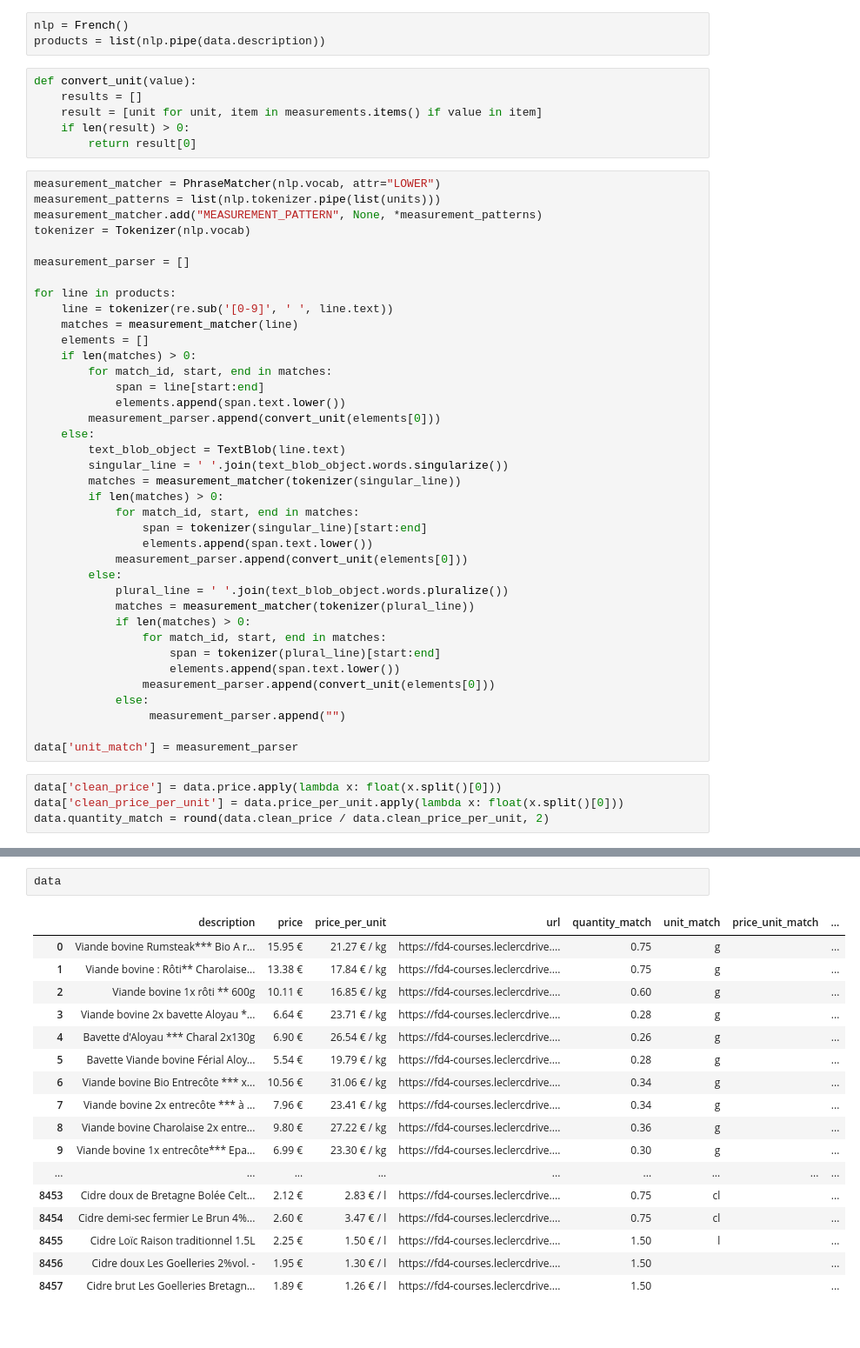
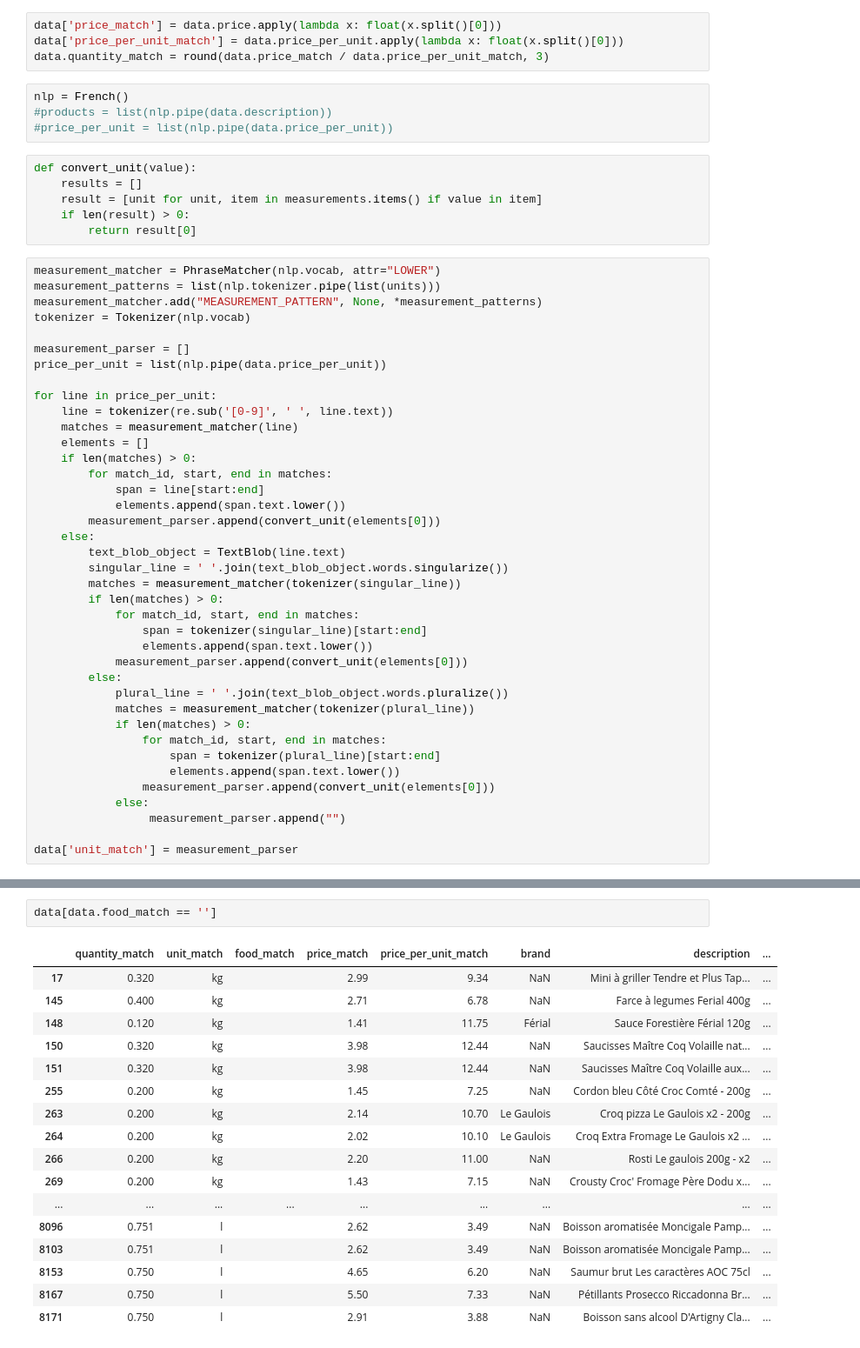
Before and after one commit to vsalamand/Notebooks, a Jupyter notebook: Product parser.ipynb, the cells around one changed output, grey strips where cells are left out. Shown at 87% size. Drawn from its saved outputs; the diff is of its cells as text.

Commit message:
wip product parser

```diff
--- a/Product parser.ipynb
+++ b/Product parser.ipynb
@@ -73,6 +76,11 @@ data.head()
+# %%
+data['price_match'] = data.price.apply(lambda x: float(x.split()[0]))
+data['price_per_unit_match'] = data.price_per_unit.apply(lambda x: float(x.split()[0]))
+data.quantity_match = round(data.price_match / data.price_per_unit_match, 3)
 # %%
 nlp = French()
-products = list(nlp.pipe(data.description))
+#products = list(nlp.pipe(data.description))
+#price_per_unit = list(nlp.pipe(data.price_per_unit))
 # %%
 def convert_unit(value):
     results = []
@@ -86,8 +94,9 @@ measurement_matcher.add("MEASUREMENT_PATTERN", None, *measurement_patterns)
 tokenizer = Tokenizer(nlp.vocab)
 
 measurement_parser = []
+price_per_unit = list(nlp.pipe(data.price_per_unit))
 
-for line in products:
+for line in price_per_unit:
     line = tokenizer(re.sub('[0-9]', ' ', line.text))
     matches = measurement_matcher(line)
     elements = []
@@ -117,7 +126,3 @@ for line in products:
                  measurement_parser.append("")
 
 data['unit_match'] = measurement_parser
-# %%
-data['clean_price'] = data.price.apply(lambda x: float(x.split()[0]))
-data['clean_price_per_unit'] = data.price_per_unit.apply(lambda x: float(x.split()[0]))
-data.quantity_match = round(data.clean_price / data.clean_price_per_unit, 2)
@@ -124,20 +210,20 @@ data.quantity_match = round(data.clean_price / data.clean_price_per_unit, 2)
 # %%
-data
+data[data.food_match == '']
 # %% [output]
-|  | description | price | price_per_unit | url | quantity_match | unit_match | price_unit_match | ... |
-| 0 | Viande bovine Rumsteak*** Bio A r... | 15.95 € | 21.27 € / kg | https://fd4-courses.leclercdrive.... | 0.75 | g |  | ... |
-| 1 | Viande bovine : Rôti** Charolaise... | 13.38 € | 17.84 € / kg | https://fd4-courses.leclercdrive.... | 0.75 | g |  | ... |
-| 2 | Viande bovine 1x rôti ** 600g | 10.11 € | 16.85 € / kg | https://fd4-courses.leclercdrive.... | 0.60 | g |  | ... |
-| 3 | Viande bovine 2x bavette Aloyau *... | 6.64 € | 23.71 € / kg | https://fd4-courses.leclercdrive.... | 0.28 | g |  | ... |
-| 4 | Bavette d'Aloyau *** Charal 2x130g | 6.90 € | 26.54 € / kg | https://fd4-courses.leclercdrive.... | 0.26 | g |  | ... |
-| 5 | Bavette Viande bovine Férial Aloy... | 5.54 € | 19.79 € / kg | https://fd4-courses.leclercdrive.... | 0.28 | g |  | ... |
-| 6 | Viande bovine Bio Entrecôte *** x... | 10.56 € | 31.06 € / kg | https://fd4-courses.leclercdrive.... | 0.34 | g |  | ... |
-| 7 | Viande bovine 2x entrecôte *** à ... | 7.96 € | 23.41 € / kg | https://fd4-courses.leclercdrive.... | 0.34 | g |  | ... |
-| 8 | Viande bovine Charolaise 2x entre... | 9.80 € | 27.22 € / kg | https://fd4-courses.leclercdrive.... | 0.36 | g |  | ... |
-| 9 | Viande bovine 1x entrecôte*** Epa... | 6.99 € | 23.30 € / kg | https://fd4-courses.leclercdrive.... | 0.30 | g |  | ... |
+|  | quantity_match | unit_match | food_match | price_match | price_per_unit_match | brand | description | ... |
+| 17 | 0.320 | kg |  | 2.99 | 9.34 | NaN | Mini à griller Tendre et Plus Tap... | ... |
+| 145 | 0.400 | kg |  | 2.71 | 6.78 | NaN | Farce à legumes Ferial 400g | ... |
+| 148 | 0.120 | kg |  | 1.41 | 11.75 | Férial | Sauce Forestière Férial 120g | ... |
+| 150 | 0.320 | kg |  | 3.98 | 12.44 | NaN | Saucisses Maître Coq Volaille nat... | ... |
+| 151 | 0.320 | kg |  | 3.98 | 12.44 | NaN | Saucisses Maître Coq Volaille aux... | ... |
+| 255 | 0.200 | kg |  | 1.45 | 7.25 | NaN | Cordon bleu Côté Croc Comté - 200g | ... |
+| 263 | 0.200 | kg |  | 2.14 | 10.70 | Le Gaulois | Croq pizza Le Gaulois x2 - 200g | ... |
+| 264 | 0.200 | kg |  | 2.02 | 10.10 | Le Gaulois | Croq Extra Fromage Le Gaulois x2 ... | ... |
+| 266 | 0.200 | kg |  | 2.20 | 11.00 | NaN | Rosti Le gaulois 200g - x2 | ... |
+| 269 | 0.200 | kg |  | 1.43 | 7.15 | NaN | Crousty Croc' Fromage Père Dodu x... | ... |
 | ... | ... | ... | ... | ... | ... | ... | ... | ... |
-| 8453 | Cidre doux de Bretagne Bolée Celt... | 2.12 € | 2.83 € / l | https://fd4-courses.leclercdrive.... | 0.75 | cl |  | ... |
-| 8454 | Cidre demi-sec fermier Le Brun 4%... | 2.60 € | 3.47 € / l | https://fd4-courses.leclercdrive.... | 0.75 | cl |  | ... |
-| 8455 | Cidre Loïc Raison traditionnel 1.5L | 2.25 € | 1.50 € / l | https://fd4-courses.leclercdrive.... | 1.50 | l |  | ... |
-| 8456 | Cidre doux Les Goelleries 2%vol. - | 1.95 € | 1.30 € / l | https://fd4-courses.leclercdrive.... | 1.50 |  |  | ... |
-| 8457 | Cidre brut Les Goelleries Bretagn... | 1.89 € | 1.26 € / l | https://fd4-courses.leclercdrive.... | 1.50 |  |  | ... |
+| 8096 | 0.751 | l |  | 2.62 | 3.49 | NaN | Boisson aromatisée Moncigale Pamp... | ... |
+| 8103 | 0.751 | l |  | 2.62 | 3.49 | NaN | Boisson aromatisée Moncigale Pamp... | ... |
+| 8153 | 0.750 | l |  | 4.65 | 6.20 | NaN | Saumur brut Les caractères AOC 75cl | ... |
+| 8167 | 0.750 | l |  | 5.50 | 7.33 | NaN | Pétillants Prosecco Riccadonna Br... | ... |
+| 8171 | 0.750 | l |  | 2.91 | 3.88 | NaN | Boisson sans alcool D'Artigny Cla... | ... |
```
Also changed, not shown: parts of 23 cells of this notebook.
